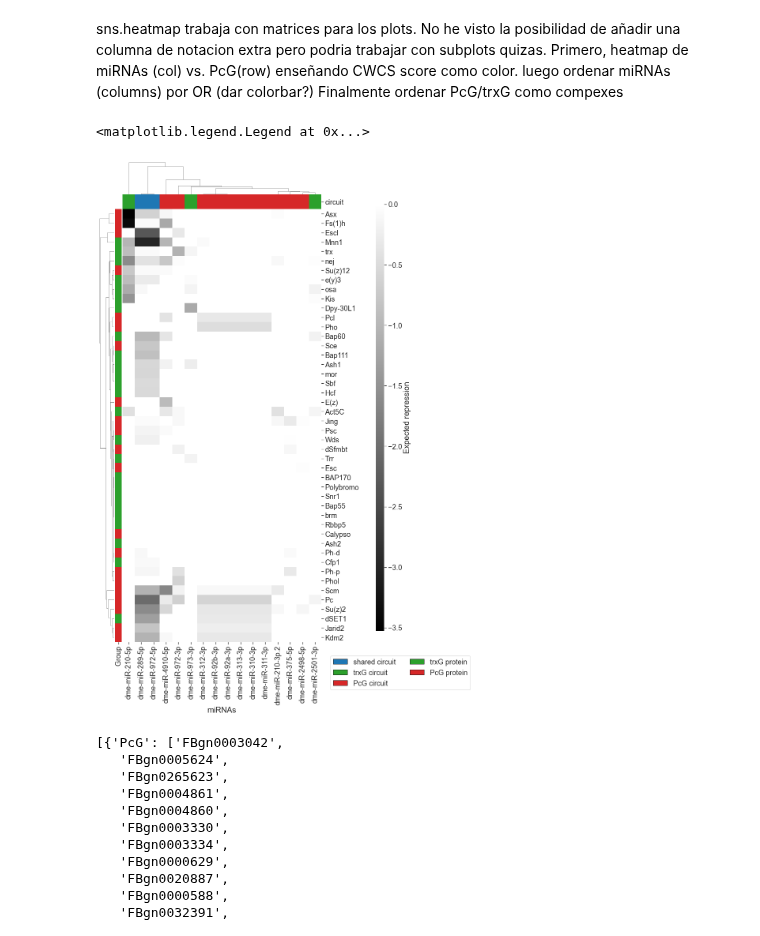
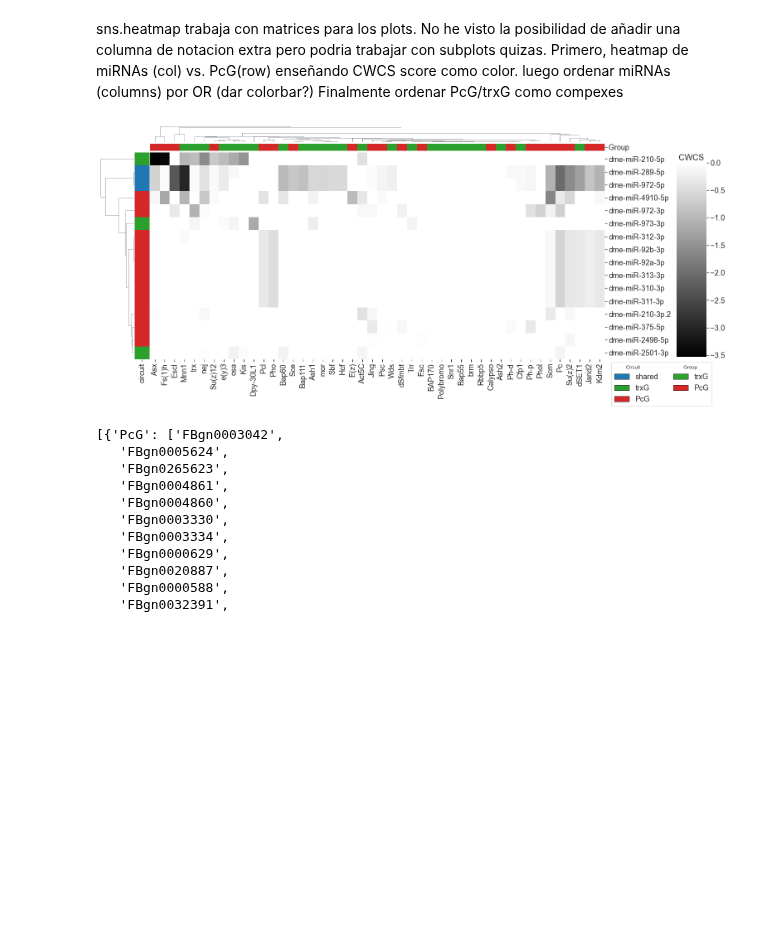
Before and after one commit to j-solor/Drosophila-miRNA-PcG-circuits, a Jupyter notebook: Analysis/Analysis.ipynb, the cells around one changed output. Cells and saved outputs as stored; diff of their text form; code cells hidden in the pictures; blank space fills up the shorter version.

Commit message:
fig3A legend text, positioning and other asthetics

```diff
--- a/Analysis/Analysis.ipynb
+++ b/Analysis/Analysis.ipynb
@@ -1224,42 +1224,47 @@ to_heatmap["gene_name"]= to_heatmap.index.map(flybaseIDtogenename)
 to_heatmap["Group"]= to_heatmap.index.map(addGroup)
 to_heatmap["Complex"]= to_heatmap.index.map(addComplex)
 to_heatmap.set_index("gene_name", inplace = True)
 
 ## Define row and column colors
 colorrow_Group = dict(zip(set(to_heatmap.Group), [trxG_color, PcG_color]))
 Grouprow_colors = to_heatmap.Group.map(colorrow_Group)
 
 colorrow_Complex = dict(zip(set(to_heatmap.Complex), sns.hls_palette(len(set(to_heatmap.Complex)), l=0.5, s=0.8)))
 Complexrow_colors = to_heatmap.Complex.map(colorrow_Complex)
 
 colorcol_circuit = dict(zip(set(circuit_miRNAs.circuit), [shared_color, trxG_color, PcG_color]))
 circuitcol_colors = circuit_miRNAs.circuit.map(colorcol_circuit)
 
 to_heatmap.drop(columns =["Group", "Complex"], inplace = True)
+to_heatmap = to_heatmap.T
 # heatmap plot perse
 mask = to_heatmap.isnull()
 g = sns.clustermap(to_heatmap.fillna(0),
                    cmap = generalcmp,
-                   figsize=(10, 20),
-                   row_colors = Grouprow_colors,
-                   col_colors = circuitcol_colors,
+                   figsize=(20, 10),
+                   row_colors = circuitcol_colors,
+                   col_colors = Grouprow_colors,
                    row_cluster=True,
                    dendrogram_ratio=(.07, .07),
-                   cbar_pos=(1, .16, .03, .75),
-                   cbar_kws={'label': 'Expected repression'},
+                   cbar_pos=(.98, .2, .05, .65),
                    mask = mask)
 
 # Aesthetics
 ax = g.ax_heatmap
 ax.set_ylabel("")
+ax.set_xlabel("")
+g.cax.set_title("CWCS")
 
 ## legend for colors
 handles1 = [Rectangle((0,0),1,1,color = c, ec = "k") for c in [shared_color, trxG_color, PcG_color, trxG_color, PcG_color]]
-labels1 = ['shared circuit', 'trxG circuit', 'PcG circuit', "trxG protein", "PcG protein"]
-plt.legend(handles1, labels1, bbox_to_anchor =(11,-1.05,0.5,1), ncol = 2)
+labels1 = ['shared', 'trxG', 'PcG', "trxG", "PcG"]
+plt.legend(handles1, labels1, bbox_to_anchor =(0.8,-1.01,0.5,1), ncol = 2, title = "Circuit                               Group")
+
+## export
+plt.savefig("plots/figure_CWCS_circuits.png", dpi = 200, transparent = True)
+plt.show()
 # %% [output]
-<matplotlib.legend.Legend at 0x...>
-[figure, old version]
+[figure, new version]
 # %%
 integrated_PcG
 [gene_sets, PcG_subset, trxG_subset, trxGcore_subset]
```
